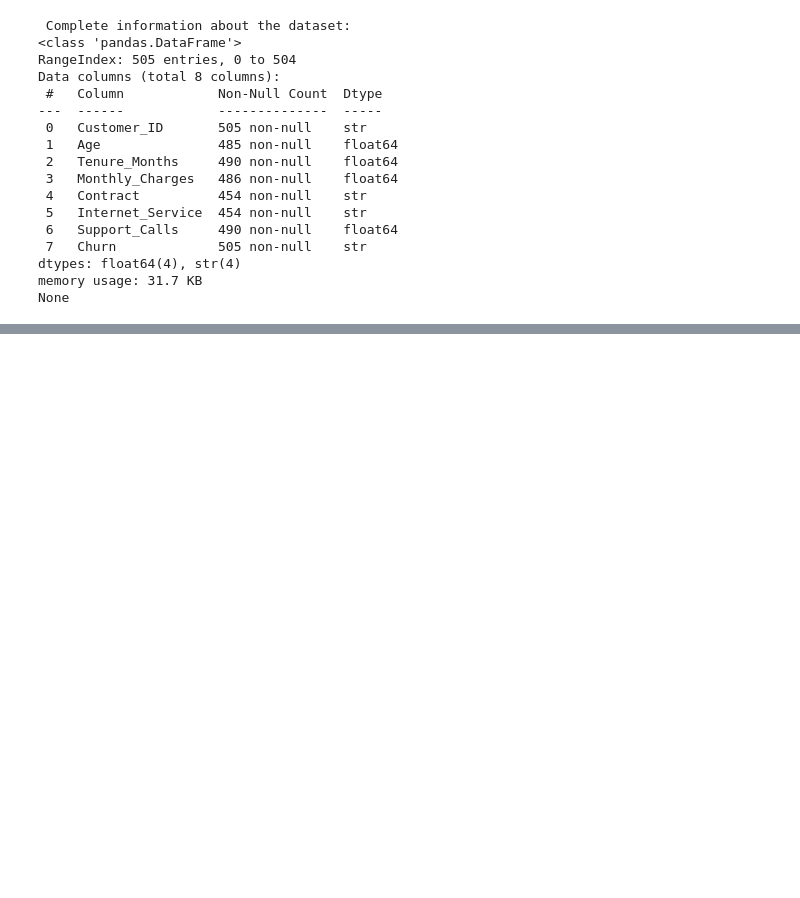
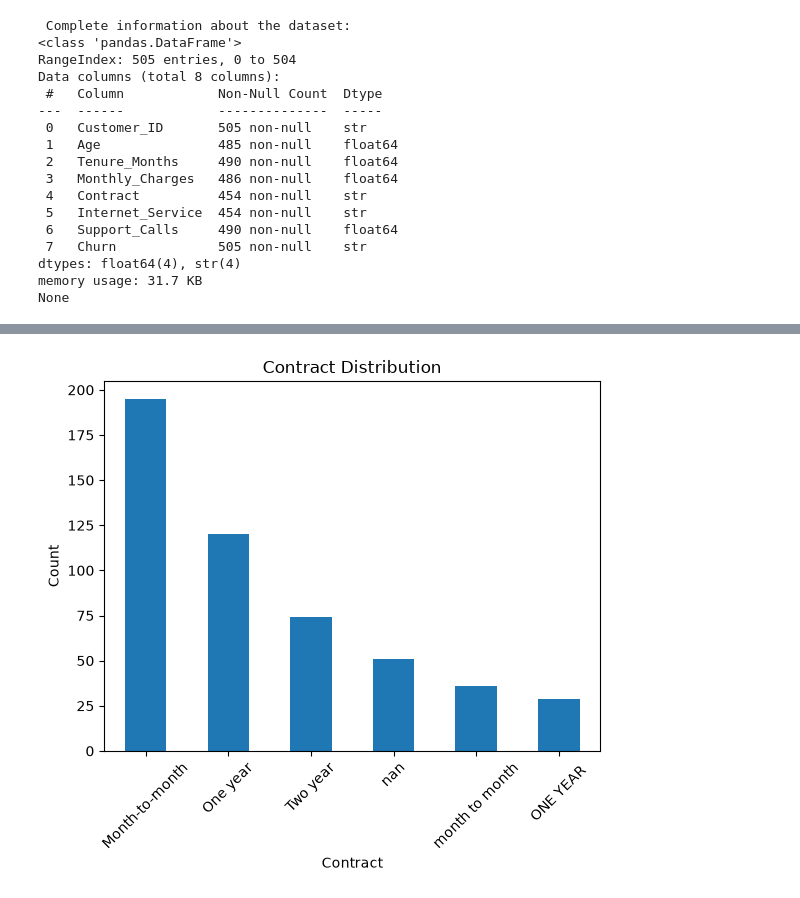
Before and after one commit to umarabrar-git/customer-churn-project, a Jupyter notebook: customer_churn_P1.ipynb, the cells around one changed output, grey strips where cells are left out. Saved outputs shown, nothing was run; the diff lists cells and outputs as text; code cells hidden in the pictures; blank space fills up the shorter version.

```diff
--- a/customer_churn_P1.ipynb
+++ b/customer_churn_P1.ipynb
@@ -374,0 +614,10 @@ None
+# %%
+df["Contract"].value_counts(dropna=False).plot(kind="bar")
+
+plt.xlabel("Contract")
+plt.ylabel("Count")
+plt.title("Contract Distribution")
+plt.xticks(rotation=45)
+plt.show()
+# %% [output]
+[figure, added]
```
Also changed, not shown: parts of 51 cells of this notebook.
